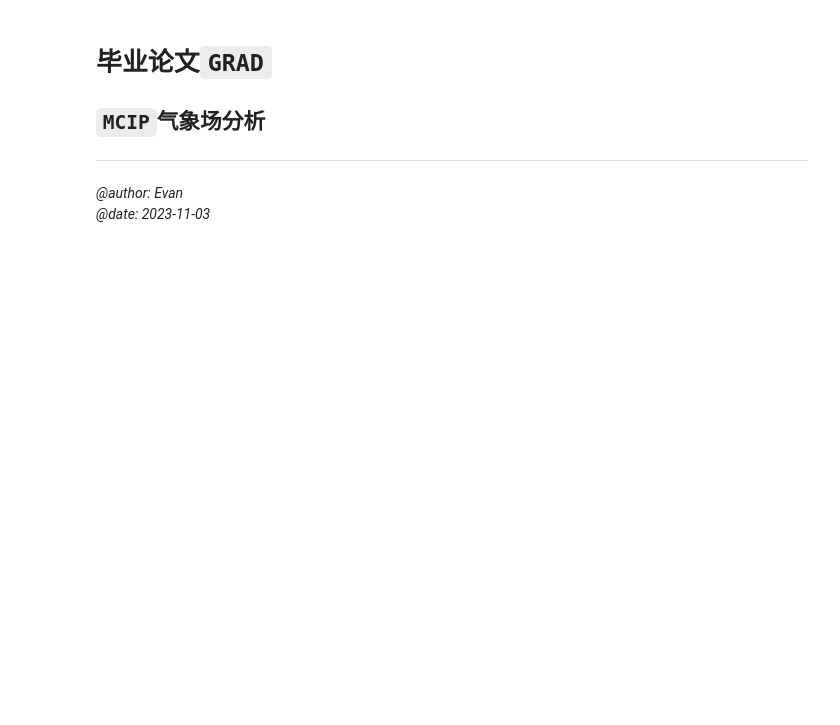
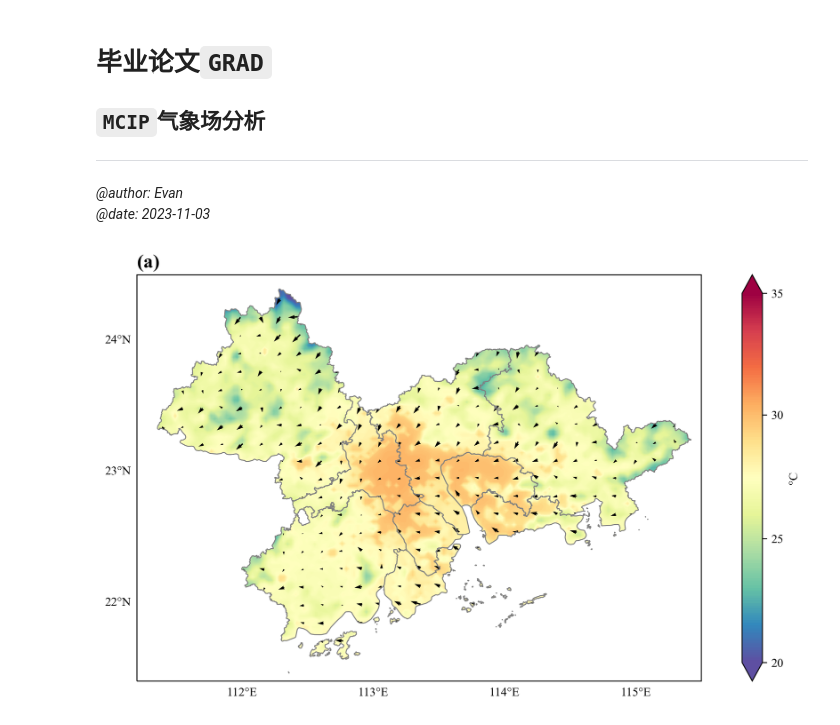
Before and after one commit to Iphisxu/MasterGRAD-Annually, a Jupyter notebook: scripts/Plot_spatial/Temperature.ipynb, the cells around one changed output. Cells and saved outputs as stored; diff of their text form; code cells hidden in the pictures; blank space fills up the shorter version.

```diff
--- a/scripts/Plot_spatial/Temperature.ipynb
+++ b/scripts/Plot_spatial/Temperature.ipynb
@@ -72,3 +72,77 @@ zhaoqing  = get_adm_maps(city='肇庆市', record='first', only_polygon=True)
 
 multi_polygons = [guangzhou, foshan, shenzhen, dongguan, zhuhai, zhongshan, huizhou, jiangmen, zhaoqing]
 map_polygon = unary_union(multi_polygons)
+# %%
+cmin = 20
+cmax = 35
+
+lon = avg_low.longitude
+lat = avg_low.latitude
+
+proj=ccrs.PlateCarree()
+
+fig = plt.figure(figsize=(12,6),dpi=300)
+ax = fig.subplots(1,1,subplot_kw={'projection':proj})
+
+# =============================================
+# Defining map boundaries
+# =============================================
+
+draw_map(guangzhou, color='gray', linewidth=0.8)
+draw_map(foshan, color='gray', linewidth=0.8)
+draw_map(shenzhen, color='gray', linewidth=0.8)
+draw_map(dongguan, color='gray', linewidth=0.8)
+draw_map(zhuhai, color='gray', linewidth=0.8)
+draw_map(zhongshan, color='gray', linewidth=0.8)
+draw_map(huizhou, color='gray', linewidth=0.8)
+draw_map(jiangmen, color='gray', linewidth=0.8)
+draw_map(zhaoqing, color='gray', linewidth=0.8)
+
+gl=ax.gridlines(
+xlocs=np.arange(-180, 180 + 1, 1), ylocs=np.arange(-90, 90 + 1, 1),
+draw_labels=True, x_inline=False, y_inline=False,
+linewidth=0, linestyle='--', color='gray')
+gl.top_labels = False
+gl.right_labels =False
+gl.rotate_labels=False
+
+ax.set_extent([111.2, 115.5, 21.4, 24.5],ccrs.PlateCarree())
+
+# =============================================
+# Pollutants concentration & Mask map
+# =============================================
+
+cs = ax.contourf(lon, lat, mean_low,
+                cmap='Spectral_r',
+                levels=np.arange(cmin,cmax,0.1),extend='both',
+                transform=ccrs.PlateCarree())
+
+clip_contours_by_map(cs, map_polygon)
+
+# =============================================
+# Wind vector map & Mask map
+# =============================================
+
+xgrid=np.size(uwind_low,1)
+ygrid=np.size(uwind_low,0)
+ngrid=5 # 8 for d03
+
+qv = ax.quiver(lon[0:ygrid:ngrid,0:xgrid:ngrid],lat[0:ygrid:ngrid,0:xgrid:ngrid],
+        uwind_low[0:ygrid:ngrid,0:xgrid:ngrid],vwind_low[0:ygrid:ngrid,0:xgrid:ngrid],
+        transform=ccrs.PlateCarree(),color='k',alpha=1,scale=100,headwidth=3)
+
+clip_quiver_by_map(qv, map_polygon)
+
+# =============================================
+# Defining title of the map and colorbar
+# =============================================
+
+ax.set_title('(a)',loc='left',fontdict={'fontsize': 16, 'fontweight': 'bold'})
+
+cbar=plt.colorbar(cs)
+cbar.set_label('°C')
+cbar.set_ticks(np.arange(cmin,cmax+1,5))
+
+plt.show()
+# %% [output]
+[figure, added]
```
Also changed, not shown: parts of 2 cells of this notebook, 2 other files.
